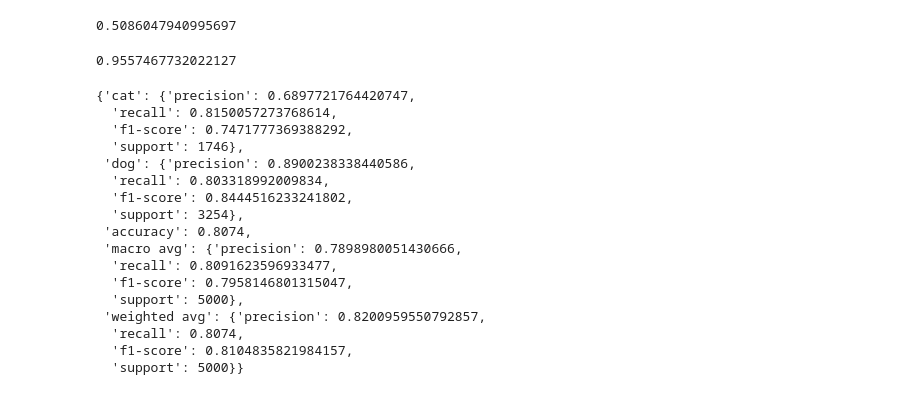
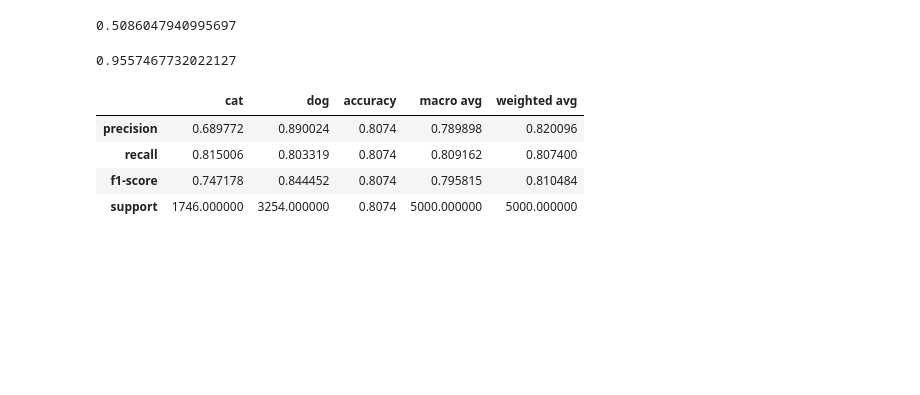
Before and after one commit to brandireger/ds-methodologies-exercises, a Jupyter notebook: classification/model_evaluation.ipynb, the cells around one changed output. Cells and saved outputs as stored; diff of their text form; code cells hidden in the pictures; blank space fills up the shorter version.

```diff
--- a/classification/model_evaluation.ipynb
+++ b/classification/model_evaluation.ipynb
@@ -513,23 +495,13 @@ sklearn.metrics.recall_score(paws.actual, paws.model4, pos_label='dog')
 # %%
 from sklearn.metrics import classification_report
 # sklearn.metrics.classification_report(y_true, y_pred, labels=None, target_names=None, sample_weight=None, digits=2, output_dict=False, zero_division='warn')
 
-sklearn.metrics.classification_report(paws.actual, paws.model1, output_dict=True)
+target_names = paws.actual.unique()
+x = sklearn.metrics.classification_report(paws.actual, paws.model1, target_names=target_names, output_dict=True)
+pd.DataFrame(x)
 # %% [output]
-{'cat': {'precision': 0.6897721764420747,
-  'recall': 0.8150057273768614,
-  'f1-score': 0.7471777369388292,
-  'support': 1746},
- 'dog': {'precision': 0.8900238338440586,
-  'recall': 0.803318992009834,
-  'f1-score': 0.8444516233241802,
-  'support': 3254},
- 'accuracy': 0.8074,
- 'macro avg': {'precision': 0.7898980051430666,
-  'recall': 0.8091623596933477,
-  'f1-score': 0.7958146801315047,
-  'support': 5000},
- 'weighted avg': {'precision': 0.8200959550792857,
-  'recall': 0.8074,
-  'f1-score': 0.8104835821984157,
-  'support': 5000}}
+|  | cat | dog | accuracy | macro avg | weighted avg |
+| precision | 0.689772 | 0.890024 | 0.8074 | 0.789898 | 0.820096 |
+| recall | 0.815006 | 0.803319 | 0.8074 | 0.809162 | 0.807400 |
+| f1-score | 0.747178 | 0.844452 | 0.8074 | 0.795815 | 0.810484 |
+| support | 1746.000000 | 3254.000000 | 0.8074 | 5000.000000 | 5000.000000 |
```
Also changed, not shown: parts of 28 cells of this notebook, 2 other files.
